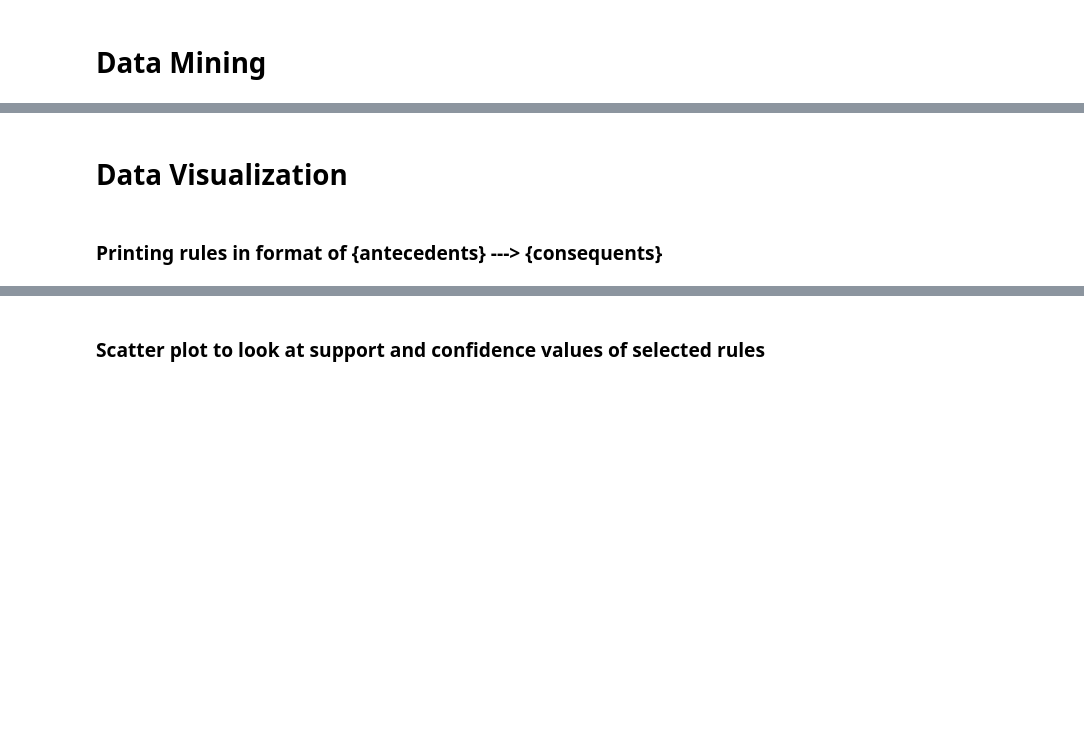
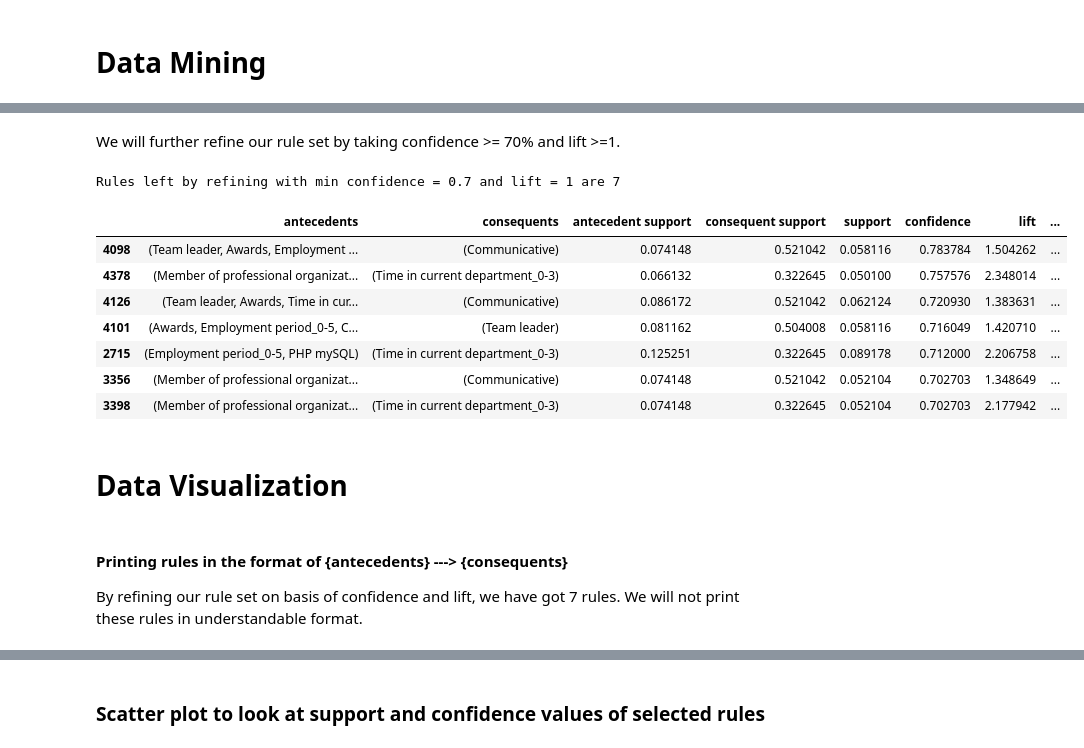
Before and after one commit to BITS-ASSIGNMENT-GROUP-186/association-rule-mining, a Jupyter notebook: Association_Rule_Mining.ipynb, the cells around one changed output, grey strips where cells are left out. Saved outputs shown, nothing was run; the diff lists cells and outputs as text; code cells hidden in the pictures; blank space fills up the shorter version.

```diff
--- a/Association_Rule_Mining.ipynb
+++ b/Association_Rule_Mining.ipynb
@@ -123,10 +294,29 @@ print(f"Total rules generated are {rules.shape[0]}")
+# %% [markdown]
+We will further refine our rule set by taking confidence >= 70% and lift >=1.
 # %%
-rules = rules[(rules['confidence']>=0.55) & (rules['lift']>=1) & (rules['support']>=0.15)]
+# Refining rules with confidence > 70% and lift >=1
+conf_vl = 0.70
+lift_vl = 1
+rules = rules[(rules['confidence']>=conf_vl) & (rules['lift']>=lift_vl)]
+
 # Sorting rules in descending order by confidence
 rules.sort_values(by='confidence',ascending=False,inplace=True)
+print(f"Rules left by refining with min confidence = {conf_vl} and lift = {lift_vl} are {rules.shape[0]}")
 rules
+# %% [output]
+Rules left by refining with min confidence = 0.7 and lift = 1 are 7
+|  | antecedents | consequents | antecedent support | consequent support | support | confidence | lift | ... |
+| 4098 | (Team leader, Awards, Employment ... | (Communicative) | 0.074148 | 0.521042 | 0.058116 | 0.783784 | 1.504262 | ... |
+| 4378 | (Member of professional organizat... | (Time in current department_0-3) | 0.066132 | 0.322645 | 0.050100 | 0.757576 | 2.348014 | ... |
+| 4126 | (Team leader, Awards, Time in cur... | (Communicative) | 0.086172 | 0.521042 | 0.062124 | 0.720930 | 1.383631 | ... |
+| 4101 | (Awards, Employment period_0-5, C... | (Team leader) | 0.081162 | 0.504008 | 0.058116 | 0.716049 | 1.420710 | ... |
+| 2715 | (Employment period_0-5, PHP mySQL) | (Time in current department_0-3) | 0.125251 | 0.322645 | 0.089178 | 0.712000 | 2.206758 | ... |
+| 3356 | (Member of professional organizat... | (Communicative) | 0.074148 | 0.521042 | 0.052104 | 0.702703 | 1.348649 | ... |
+| 3398 | (Member of professional organizat... | (Time in current department_0-3) | 0.074148 | 0.322645 | 0.052104 | 0.702703 | 2.177942 | ... |
 # %% [markdown]
 # Data Visualization
-# %% [markdown]
-### Printing rules in format of {antecedents} ---> {consequents}
+# %% [markdown]
+#### Printing rules in the format of {antecedents} ---> {consequents}
+
+By refining our rule set on basis of confidence and lift, we have got 7 rules. We will not print these rules in understandable format.
 # %%
```
Also changed, not shown: parts of 28 cells of this notebook, 4 other files.
